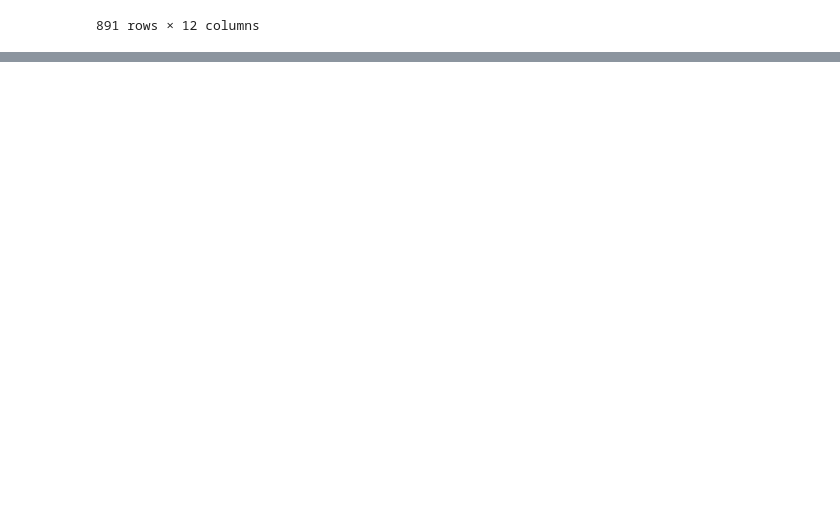
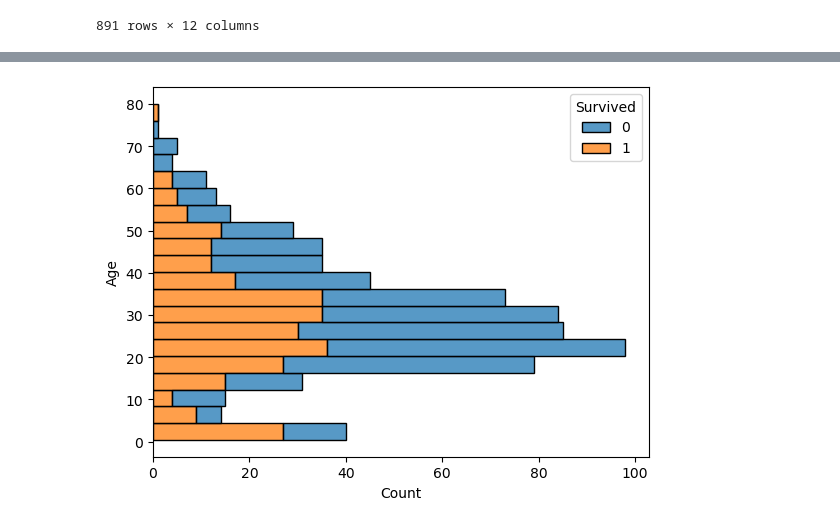
Before and after one commit to tomasz450/Uczenie-maszynowe-w-Python-25-11-24, a Jupyter notebook: 3.Regresja logistyczna/Titanic/titanic_logistic_regression.ipynb, the cells around one changed output, grey strips where cells are left out. Drawn from its saved outputs; the diff is of its cells as text; code cells hidden in the pictures; blank space fills up the shorter version.

```diff
--- a/3.Regresja logistyczna/Titanic/titanic_logistic_regression.ipynb
+++ b/3.Regresja logistyczna/Titanic/titanic_logistic_regression.ipynb
@@ -100,0 +134,4 @@ plt.bar(list(train_data["Survived"].value_counts().keys()),list(train_data["Surv
+# %%
+sns.histplot(y=train_data["Age"],hue=train_data["Survived"],multiple="stack");
+# %% [output]
+[figure, added]
```
Also changed, not shown: parts of 54 cells of this notebook, 3 other files.
